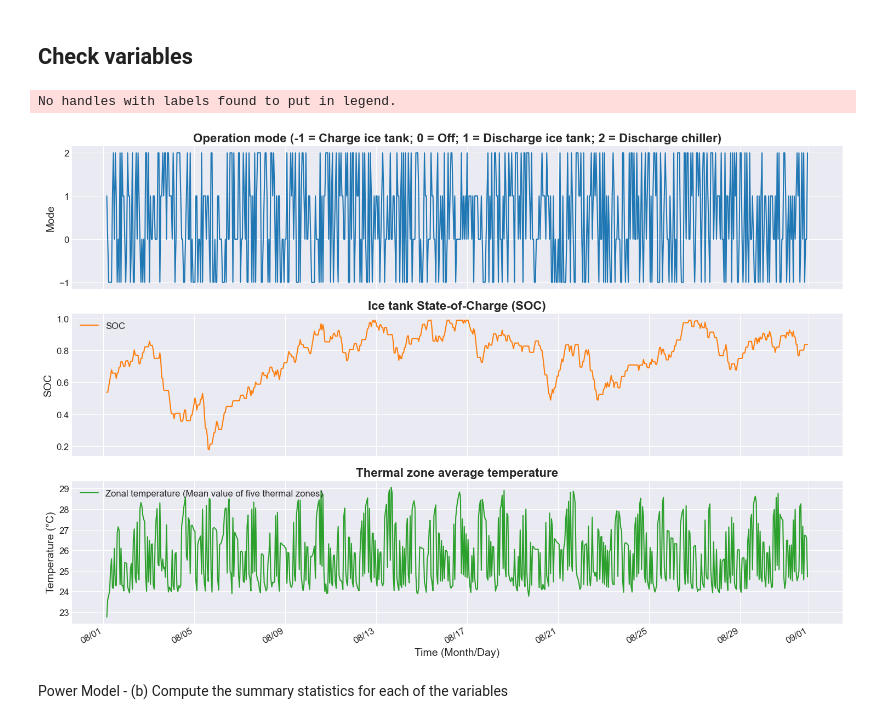
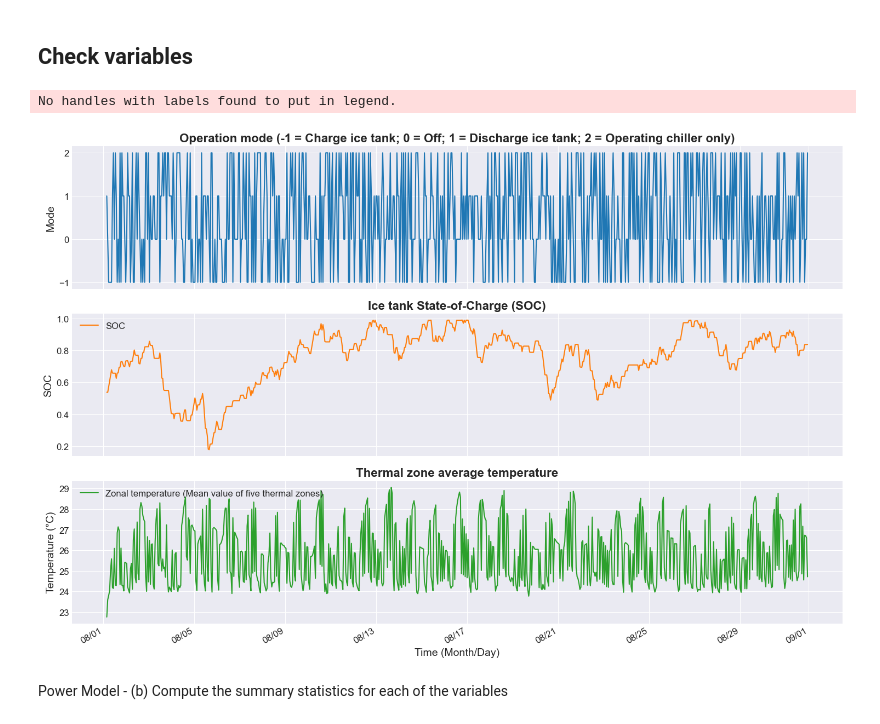
Before and after one commit to BE-HVACR/Chiller-IceStorage-MPC, a Jupyter notebook: mpc/differentiable_neural_network/2_dnn/feature_correlation.ipynb, the cells around one changed output. Saved outputs shown, nothing was run; the diff lists cells and outputs as text; code cells hidden in the pictures.

```diff
--- a/mpc/differentiable_neural_network/2_dnn/feature_correlation.ipynb
+++ b/mpc/differentiable_neural_network/2_dnn/feature_correlation.ipynb
@@ -64,7 +64,7 @@ fig, axes = plt.subplots(3, 1, figsize=(15, 10), sharex=True)
 
 # Subplot (1,1): Operation Mode
 axes[0].plot(df.index, df['tesBed.uModActual.y'], ) # label='Actual operation mode'
-axes[0].set_title('Operation mode (-1 = Charge ice tank; 0 = Off; 1 = Discharge ice tank; 2 = Discharge chiller)', fontweight='bold')
+axes[0].set_title('Operation mode (-1 = Charge ice tank; 0 = Off; 1 = Discharge ice tank; 2 = Operating chiller only)', fontweight='bold')
 axes[0].set_ylabel('Mode')
 axes[0].set_yticks([-1, 0, 1, 2])
 axes[0].legend()
@@ -75,34 +75,34 @@ axes[1].plot(df.index, df['tesBed.iceTan.SOC'], label='SOC', color='tab:orange')
 axes[1].set_title('Ice tank State-of-Charge (SOC)', fontweight='bold')
 axes[1].set_ylabel('SOC')
 axes[1].legend(loc='upper left')
 axes[1].grid(True)
 
 # Subplot (3,1): Mean Zonal Temperature
 zone_vars = [
     'tesBed.conVAVCor.TZon',
     'tesBed.conVAVSou.TZon',
     'tesBed.conVAVEas.TZon',
     'tesBed.conVAVNor.TZon',
     'tesBed.conVAVWes.TZon'
 ]
 df['Zonal_Temp_Mean'] = df[zone_vars].mean(axis=1)
 axes[2].plot(df.index, df['Zonal_Temp_Mean'], label='Zonal temperature (Mean value of five thermal zones)', color='tab:green')
 axes[2].set_title('Thermal zone average temperature', fontweight='bold')
 axes[2].set_ylabel('Temperature (°C)')
 axes[2].set_xlabel('Time (Month/Day)')
 axes[2].legend(loc='upper left')
 axes[2].grid(True)
 
 # Format the x-axis
 axes[2].xaxis.set_major_formatter(plt.matplotlib.dates.DateFormatter('%m/%d'))
 fig.autofmt_xdate()
 
 plt.tight_layout()
 plt.savefig("results_dnn/operation_SOC_temperature_plot.png", dpi=300, bbox_inches='tight')
 #plt.show()
 # %% [output]
 No handles with labels found to put in legend.
-[figure, old version]
+[figure, new version]
 # %% [markdown]
 Power Model - (b) Compute the summary statistics for each of the variables
 # %%
```
Also changed, not shown: 34 other files.
